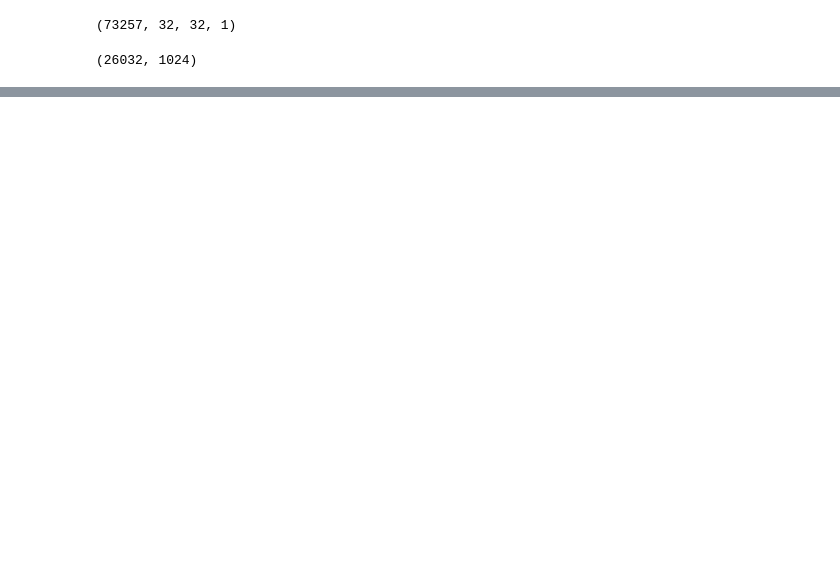
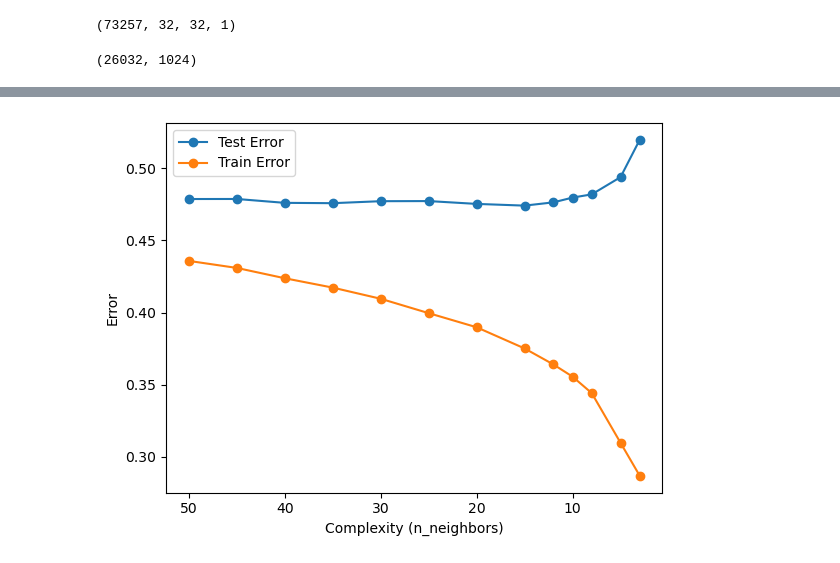
Before and after one commit to LouisSko/pattern-recognition-term-project, a Jupyter notebook: project_1.ipynb, the cells around one changed output, grey strips where cells are left out. Saved outputs shown, nothing was run; the diff lists cells and outputs as text; code cells hidden in the pictures; blank space fills up the shorter version.

```diff
--- a/project_1.ipynb
+++ b/project_1.ipynb
@@ -300,10 +327,13 @@ X_test.shape
 (26032, 1024)
 # %%
 # Create a k-NN classifier
-knn = KNeighborsClassifier(n_neighbors=20)
+knn = KNeighborsClassifier(n_neighbors=400, n_jobs=-1)
 
 # Fit the classifier to the training data
 knn.fit(X_train, y_train)
 
+# Make predictions on the train data
+y_pred_train = knn.predict(X_train)
+
 # Make predictions on the test data
-y_pred = knn.predict(X_test)
+y_pred_test = knn.predict(X_test)
@@ -313,0 +340,6 @@ metrics.accuracy_score(y_test, y_pred)
+# %%
+acc_train = metrics.accuracy_score(y_train, y_pred_train)
+acc_test = metrics.accuracy_score(y_test, y_pred_test)
+
+print(f'Accuracy on train set: {acc_train}')
+print(f'Accuracy on test set {acc_test}')
@@ -313,0 +352,2 @@ metrics.accuracy_score(y_test, y_pred)
+# %%
+X_train, X_valid, y_train, y_valid = train_test_split(X_train, y_train, random_state=42, shuffle=True, stratify=y_train, train_size=0.8)
@@ -313,0 +407,23 @@ metrics.accuracy_score(y_test, y_pred)
+# %%
+sorted_df = (1-result_df).iloc[2:][::-1].copy()
+# %%
+fig, ax1 = plt.subplots(1, 1)
+
+# Plot 'acc_test' and 'acc_train' with labels
+ax1.plot(sorted_df.index, sorted_df['acc_test'], marker="o", label='Test Error')
+ax1.plot(sorted_df.index, sorted_df['acc_train'], marker="o", label='Train Error')
+
+# Invert the x-axis
+ax1.invert_xaxis()
+
+# Add a legend
+ax1.legend()
+
+# Add x-axis and y-axis labels
+ax1.set_xlabel('Complexity (n_neighbors)')
+ax1.set_ylabel('Error')
+
+# Show the plot
+plt.show()
+# %% [output]
+[figure, added]
```
Also changed, not shown: parts of 16 cells of this notebook.
